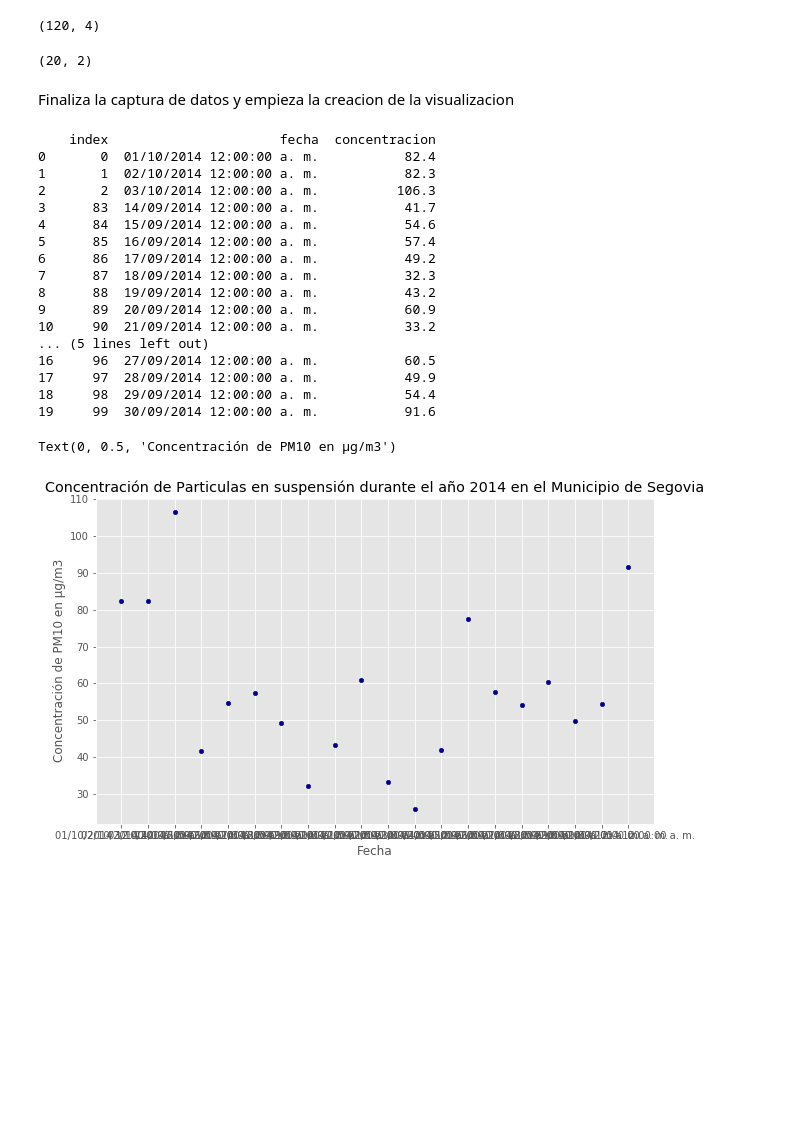
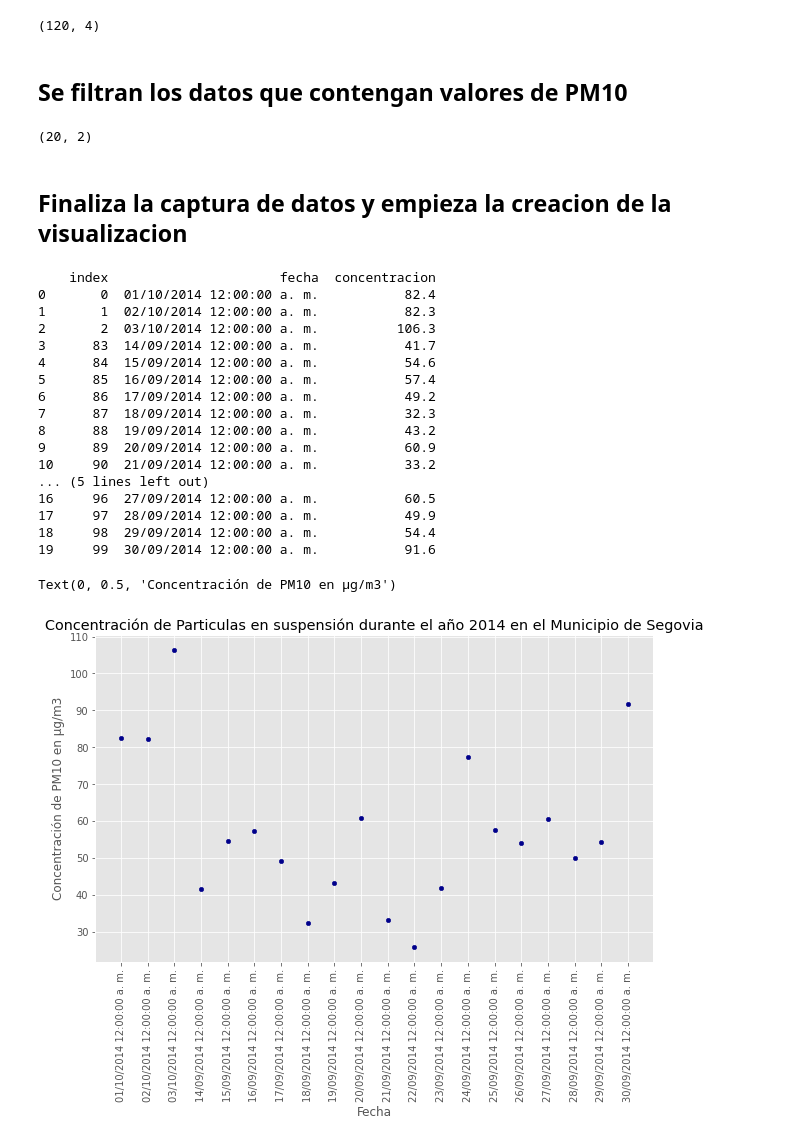
Before and after one commit to HammerDev99/PythonDataVisualization, a Jupyter notebook: PythonDataVisualization.ipynb, the cells around one changed output. Drawn from its saved outputs; the diff is of its cells as text; code cells hidden in the pictures; blank space fills up the shorter version.

```diff
--- a/PythonDataVisualization.ipynb
+++ b/PythonDataVisualization.ipynb
@@ -35,6 +42,8 @@ Index(['fecha', 'variable', 'unidades', 'concentracion'], dtype='object')
 df.shape
 # %% [output]
 (120, 4)
+# %% [markdown]
+## Se filtran los datos que contengan valores de PM10
 # %%
 dfFinal = df.drop(df[df['variable']!='PM10'].index)
 # %%
@@ -45,7 +54,7 @@ dfFinal.shape
 # %% [output]
 (20, 2)
 # %% [markdown]
-Finaliza la captura de datos y empieza la creacion de la visualizacion
+## Finaliza la captura de datos y empieza la creacion de la visualizacion
 # %%
 import matplotlib as mpl
 import matplotlib.pyplot as plt
@@ -54,31 +63,32 @@ mpl.style.use('ggplot')#estilos de la representacion
 
 #ordenamos el index
 dfFinal.reset_index(inplace = True)
 print(dfFinal)
 
 #visualizacion de datos
 dfFinal.plot(kind='scatter', x='fecha', y='concentracion', figsize=(10, 6), color='darkblue')
 
 plt.title('Concentración de Particulas en suspensión durante el año 2014 en el Municipio de Segovia')
 plt.xlabel('Fecha')
+plt.xticks(rotation=90)
 plt.ylabel('Concentración de PM10 en µg/m3')
 # %% [output]
     index                      fecha  concentracion
 0       0  01/10/2014 12:00:00 a. m.           82.4
 1       1  02/10/2014 12:00:00 a. m.           82.3
 2       2  03/10/2014 12:00:00 a. m.          106.3
 3      83  14/09/2014 12:00:00 a. m.           41.7
 4      84  15/09/2014 12:00:00 a. m.           54.6
 5      85  16/09/2014 12:00:00 a. m.           57.4
 6      86  17/09/2014 12:00:00 a. m.           49.2
 7      87  18/09/2014 12:00:00 a. m.           32.3
 8      88  19/09/2014 12:00:00 a. m.           43.2
 9      89  20/09/2014 12:00:00 a. m.           60.9
 10     90  21/09/2014 12:00:00 a. m.           33.2
 ... (5 lines left out)
 16     96  27/09/2014 12:00:00 a. m.           60.5
 17     97  28/09/2014 12:00:00 a. m.           49.9
 18     98  29/09/2014 12:00:00 a. m.           54.4
 19     99  30/09/2014 12:00:00 a. m.           91.6
 Text(0, 0.5, 'Concentración de PM10 en µg/m3')
-[figure, old version]
+[figure, new version]
```
Also changed, not shown: parts of 4 cells of this notebook.
